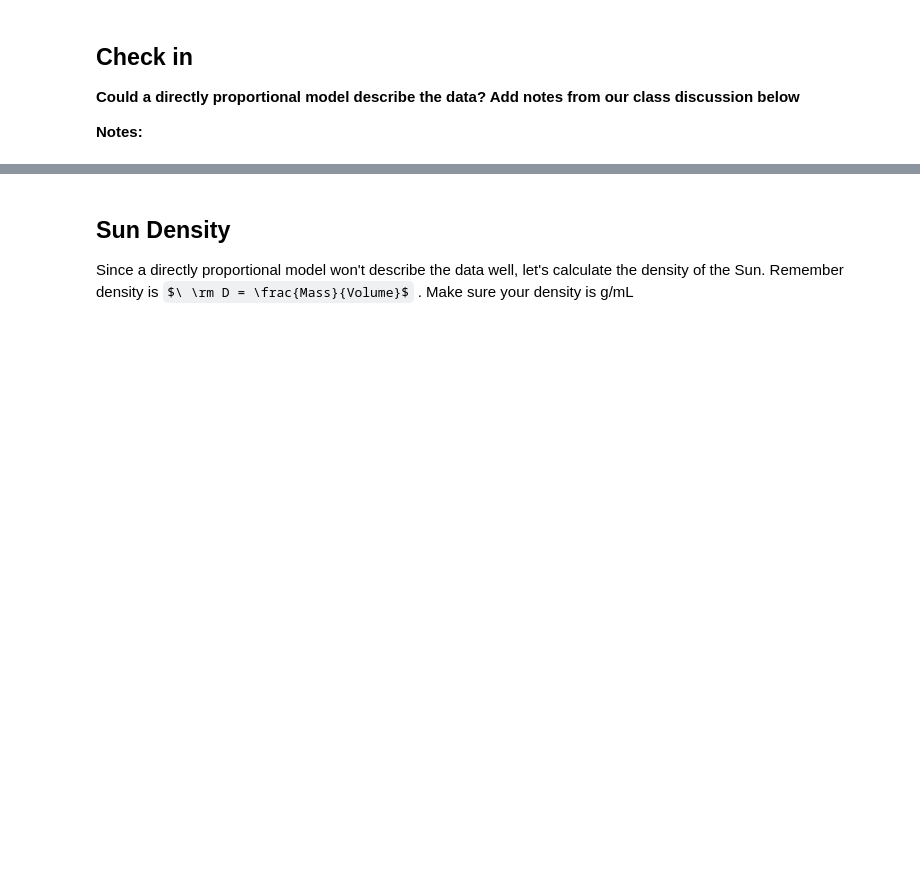
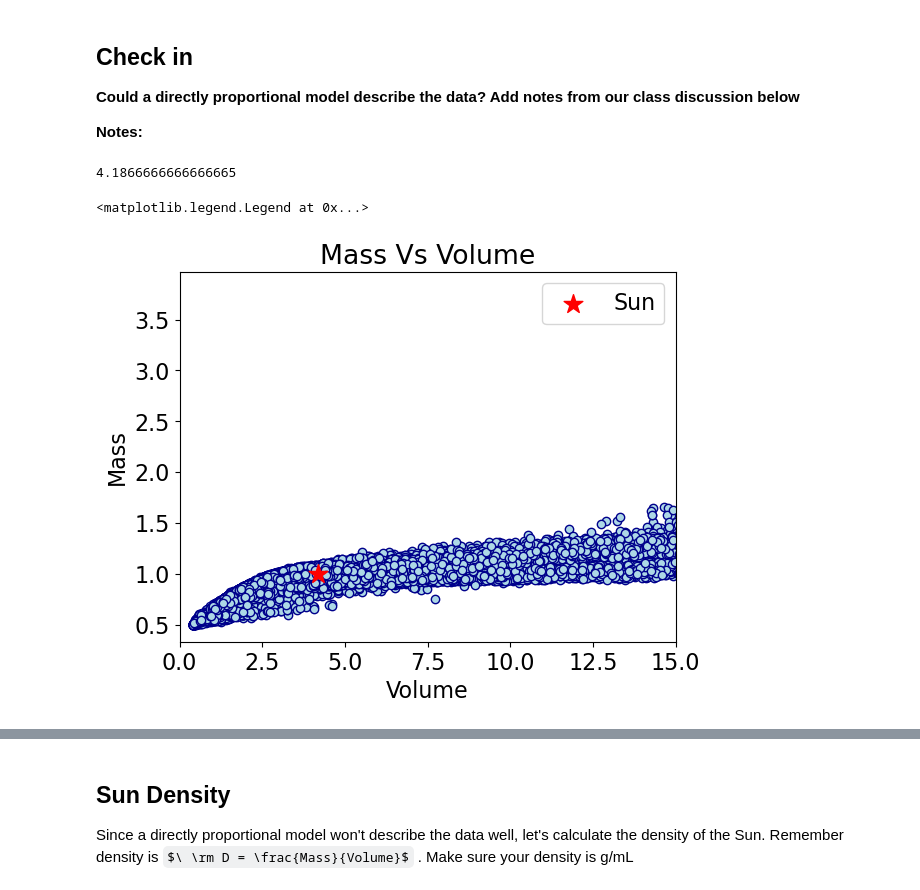
Before and after one commit to adipasquale117/CFR-2025, a Jupyter notebook: Astro/Blank/1 - Stars Pt2 .ipynb, the cells around one changed output, grey strips where cells are left out. Drawn from its saved outputs; the diff is of its cells as text; code cells hidden in the pictures; some formulas as TeX source; blank space fills up the shorter version.

```diff
--- a/Astro/Blank/1 - Stars Pt2 .ipynb
+++ b/Astro/Blank/1 - Stars Pt2 .ipynb
@@ -154,8 +149,29 @@ Text(0, 0.5, 'Mass')
 **Notes:**
 # %%
 # add the sun to your zoomed in plot with a red star marker
+plt.xlim(0,15)
+plt.scatter(volume, mass, color = 'lightblue', edgecolor = 'darkblue')
+plt.title('Mass Vs Volume')
+plt.xlabel('Volume')
+plt.ylabel('Mass')
+
 # remember the Sun's mass is 1 Mo and its radius is 1 Ro
+
+#CALCULATE VOLUME OF THE SUN
+sun_radius = 1
+def sun_volume(radius):
+    volume = (4/3)*3.14*sun_radius**3
+    return volume
+sun_vol = sun_volume(radius)
+print(sun_vol)
+
 # label it "The Sun"
+plt.scatter(sun_vol, 1 , marker = '*', color = 'red', label = 'Sun', s = 200)
+plt.legend()
+# %% [output]
+4.1866666666666665
+<matplotlib.legend.Legend at 0x...>
+[figure, added]
 # %%
 # let's change our units to match the units in your mass vs volume STP lab
 # create two functions to convert the mass and the volume
```
Also changed, not shown: parts of 8 cells of this notebook, 1 other file.
